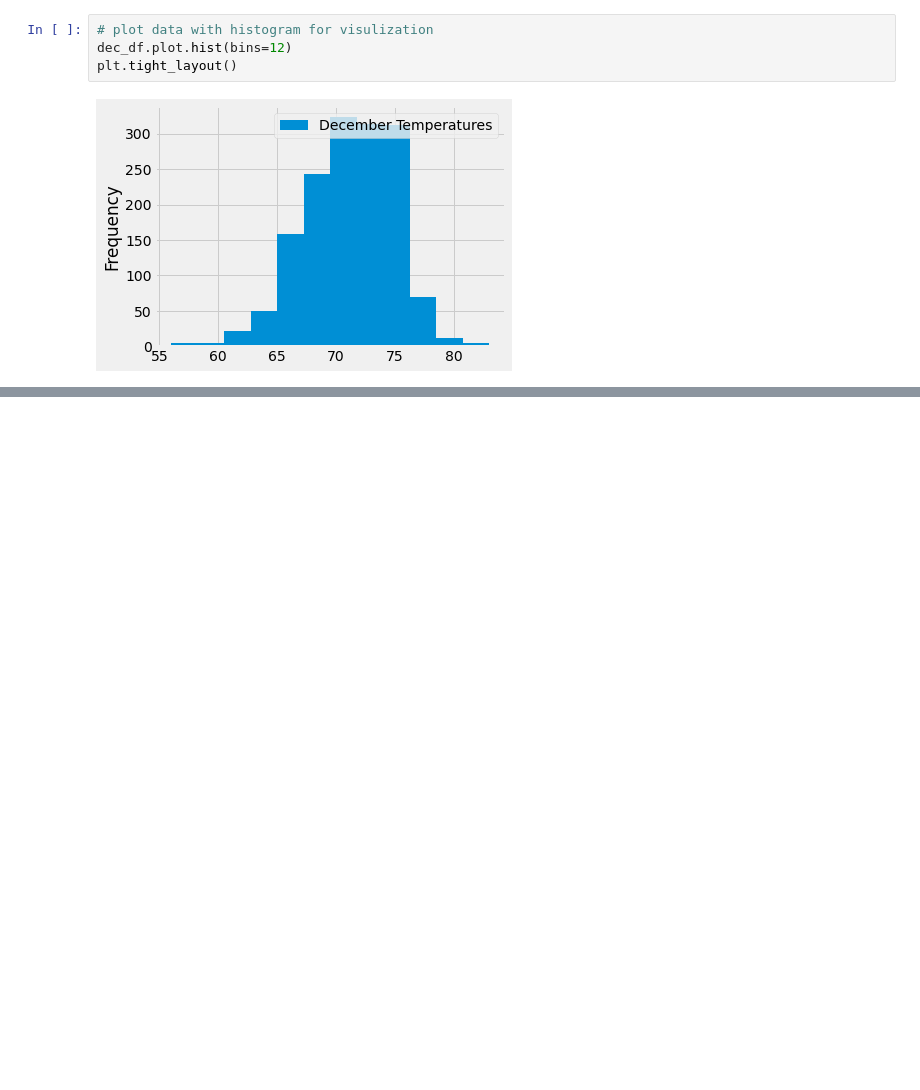
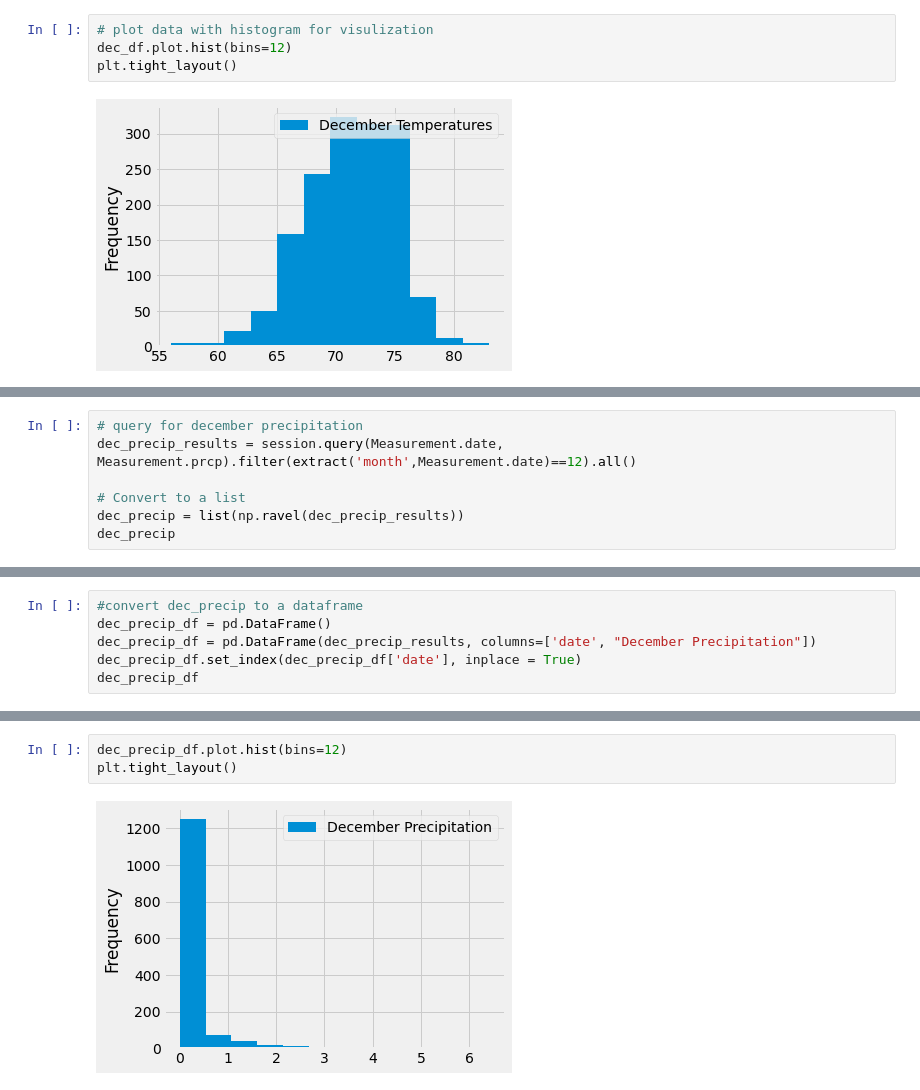
Before and after one commit to kristithrasher/Surfs_Up, a Jupyter notebook: SurfsUp_Challenge.ipynb, the cells around one changed output, grey strips where cells are left out. Cells and saved outputs as stored; diff of their text form; blank space fills up the shorter version.

```diff
--- a/SurfsUp_Challenge.ipynb
+++ b/SurfsUp_Challenge.ipynb
@@ -155,0 +206,7 @@ plt.tight_layout()
+# %%
+# query for december precipitation
+dec_precip_results = session.query(Measurement.date, Measurement.prcp).filter(extract('month',Measurement.date)==12).all()
+
+# Convert to a list
+dec_precip = list(np.ravel(dec_precip_results))
+dec_precip
@@ -155,0 +231,6 @@ plt.tight_layout()
+# %%
+#convert dec_precip to a dataframe
+dec_precip_df = pd.DataFrame()
+dec_precip_df = pd.DataFrame(dec_precip_results, columns=['date', "December Precipitation"])
+dec_precip_df.set_index(dec_precip_df['date'], inplace = True)
+dec_precip_df
@@ -155,0 +252,5 @@ plt.tight_layout()
+# %%
+dec_precip_df.plot.hist(bins=12)
+plt.tight_layout()
+# %% [output]
+[figure, added]
```
Also changed, not shown: parts of 5 cells of this notebook, 2 other files.
